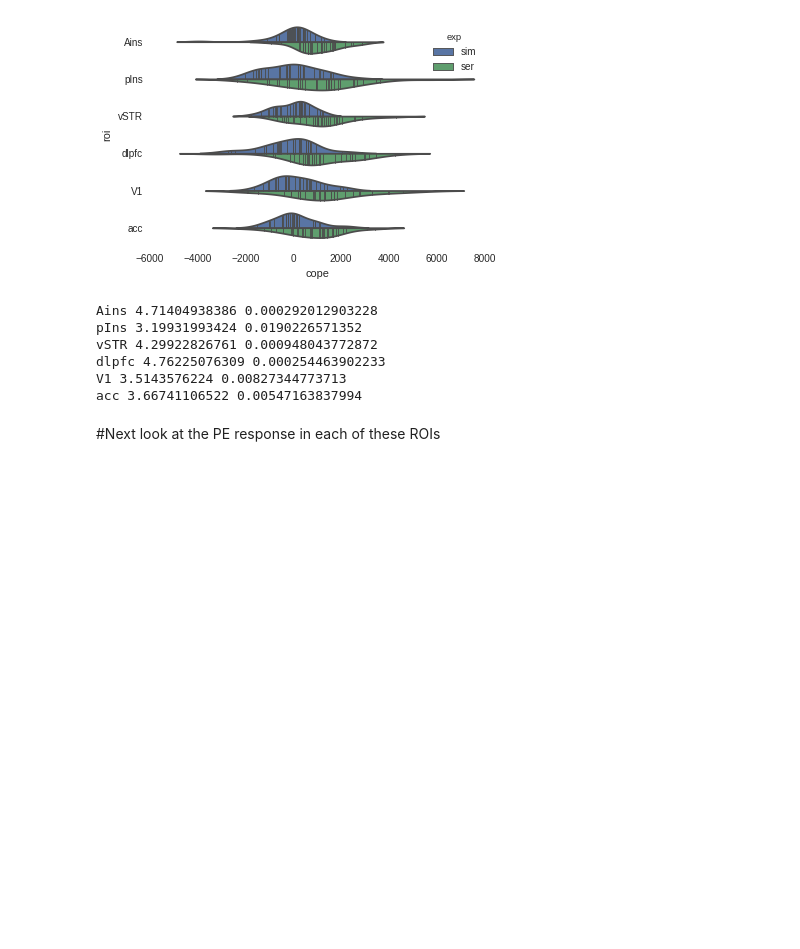
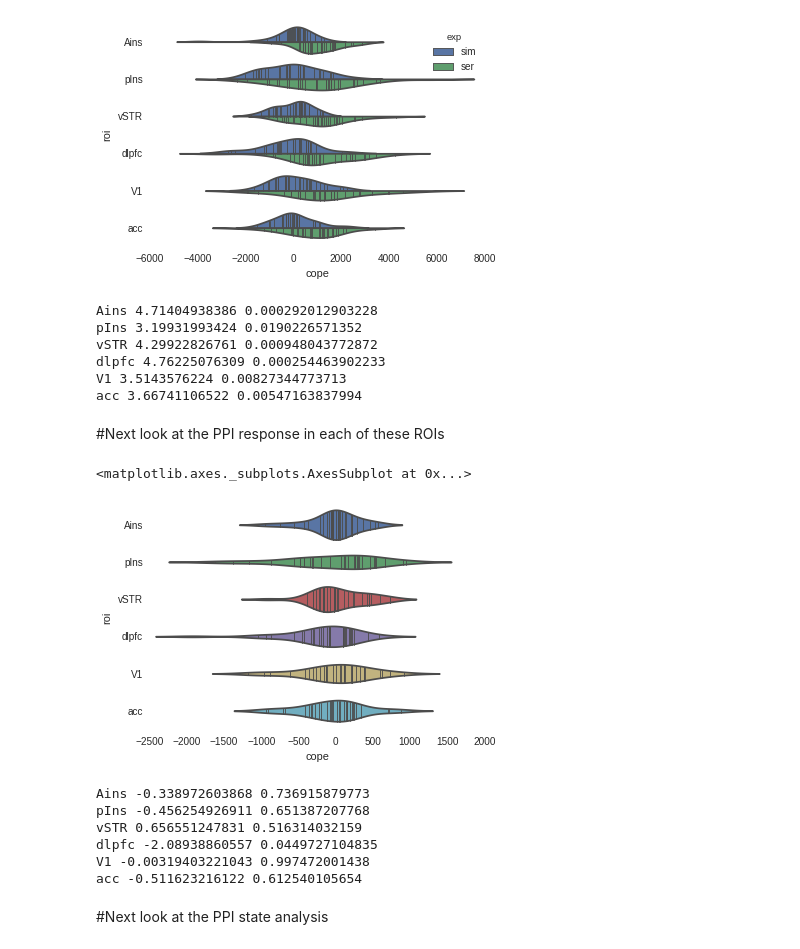
Before and after one commit to iancballard/fd_fmri, a Jupyter notebook: roi_analysis.ipynb, the cells around one changed output. Cells and saved outputs as stored; diff of their text form; code cells hidden in the pictures; blank space fills up the shorter version.

Commit message:
updated significantly with roi mvpa analysis

```diff
--- a/roi_analysis.ipynb
+++ b/roi_analysis.ipynb
@@ -49,16 +90,35 @@ roi_map = {'1':'Ains','2':'vSTR','3':'pIns','4':'V1','5':'dlpfc','6':'acc'}
 # %%
+contrast = 'A_v_all'
+roi_map = {'1':'mPFC','4':'mOFC'}
 #make image for each cluster
 contrast_dir = home_dir + '/analysis/ser_4mm-PEfb-diff/group/mni/' + contrast + '/'
 stat_image = contrast_dir + 'zstat1_threshold_seg.nii.gz'
 stat_dir = contrast_dir + 'seg/'
-if not os.path.exists(out_dir):
-    os.mkdir(out_dir)
+if not os.path.exists(stat_dir):
+    os.mkdir(stat_dir)
 
 for index in roi_map.keys():
 
     out_f = stat_dir + roi_map[index] + '.nii.gz'
-    cmd = ['fslmaths',stat_image,'-thr',index,'-uthr',index,'-bin',out_f]
-    os.system(' '.join(cmd))
+    if not os.path.exists(out_f):
+        cmd = ['fslmaths',stat_image,'-thr',index,'-uthr',index,'-bin',out_f]
+        os.system(' '.join(cmd))
+# %%
+contrast = 'neg_state'
+roi_map = {'12':'lOFC'}
+#make image for each cluster
+contrast_dir = home_dir + '/analysis/ser_4mm-PEfb-diff-A-time/group/mni/' + contrast + '/'
+stat_image = contrast_dir + 'zstat1_threshold_seg.nii.gz'
+stat_dir = contrast_dir + 'seg/'
+if not os.path.exists(stat_dir):
+    os.mkdir(stat_dir)
+
+for index in roi_map.keys():
+
+    out_f = stat_dir + roi_map[index] + '.nii.gz'
+    if not os.path.exists(out_f):
+        cmd = ['fslmaths',stat_image,'-thr',index,'-uthr',index,'-bin',out_f]
+        os.system(' '.join(cmd))
 # %%
 #warp group statistical image back into subject space
 for sub in sub_list:
@@ -127,3 +334,18 @@ def extract_cope(in_tuple):
+# %%
+def parse_output(output,out_f):
+    cope_df = {'roi':[],'cope':[],'sub':[],'exp':[]}
+    for o in output:
+        sub,exp,mask,cope = o
+
+        cope_df['roi'].append(mask)
+        cope_df['sub'].append(sub)
+        cope_df['exp'].append(exp)
+        cope_df['cope'].append(cope)
+
+    cope_df = pd.DataFrame(cope_df)
+    cope_df.to_csv(home_dir + '/' + out_f)
+
+    return cope_df
 # %% [markdown]
 #First examine SIM/SER comparison for each ROI and the state contrast
 # %%
@@ -172,5 +384,5 @@ dlpfc 4.76225076309 0.000254463902233
 V1 3.5143576224 0.00827344773713
 acc 3.66741106522 0.00547163837994
 # %% [markdown]
-#Next look at the PE response in each of these ROIs
+#Next look at the PPI response in each of these ROIs
 # %%
@@ -185,3 +398,25 @@ for exp in ['sim','ser']:
 # output = pool.map(extract_cope,in_tuples)
 # pool.terminate()
 # pool.join()
+# %%
+df = parse_output(output,'ppi_state')
+sns.violinplot(x='cope',y='roi',data=df,split=True,inner = 'stick')
+# %% [output]
+<matplotlib.axes._subplots.AxesSubplot at 0x...>
+[figure, added]
+# %%
+for index in roi_map.keys():
+    roi = roi_map[index]
+    roi_df = df[df['roi']==roi]
+    t,p = scipy.stats.ttest_1samp(roi_df.ix[roi_df['exp']=='ser','cope'].values,
+                          0)
+    print roi,str(t),str(p)
+# %% [output]
+Ains -0.338972603868 0.736915879773
+pIns -0.456254926911 0.651387207768
+vSTR 0.656551247831 0.516314032159
+dlpfc -2.08938860557 0.0449727104835
+V1 -0.00319403221043 0.997472001438
+acc -0.511623216122 0.612540105654
+# %% [markdown]
+#Next look at the PPI state analysis
```
Also changed, not shown: parts of 97 cells of this notebook.
